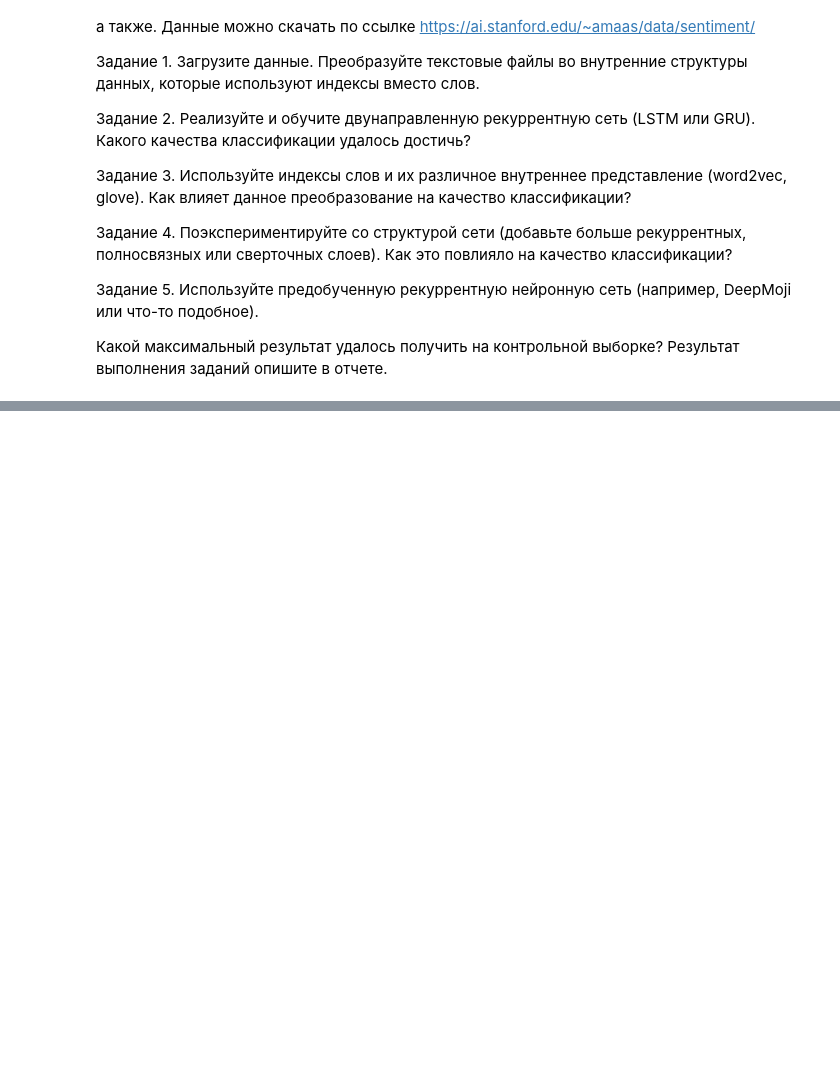
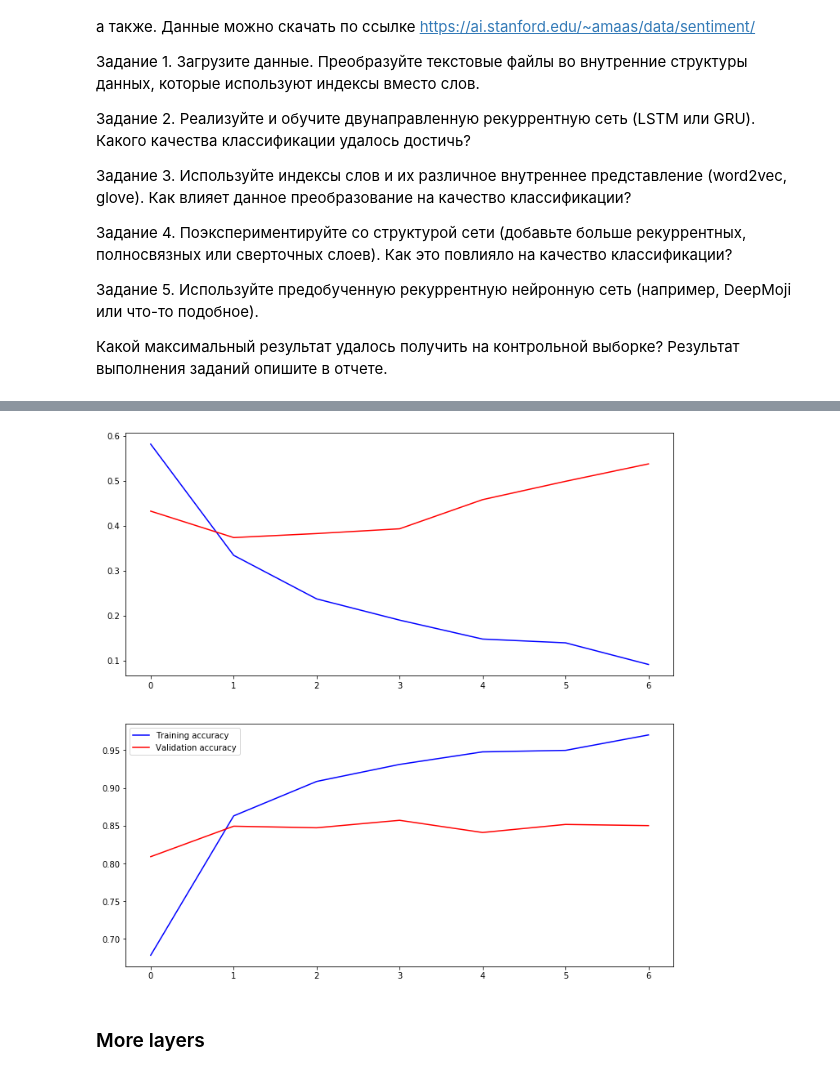
Before and after one commit to denmoroz/mo-labs-2, a Jupyter notebook: Lab7.ipynb, the cells around one changed output, grey strips where cells are left out. Saved outputs shown, nothing was run; the diff lists cells and outputs as text; code cells hidden in the pictures; blank space fills up the shorter version.

```diff
--- a/Lab7.ipynb
+++ b/Lab7.ipynb
@@ -24,0 +54,4 @@
+# %%
+dataset, info = tfds.load('imdb_reviews/subwords8k', with_info=True, as_supervised=True)
+train_dataset, test_dataset = dataset['train'], dataset['test']
+encoder = info.features['text'].encoder
@@ -24,0 +64,15 @@
+# %%
+TRAIN_BUFFER_SIZE = 10000
+BATCH_SIZE = 128
+
+train_dataset = train_dataset.shuffle(TRAIN_BUFFER_SIZE).padded_batch(BATCH_SIZE, padded_shapes=([None], []))
+test_dataset = test_dataset.padded_batch(BATCH_SIZE, padded_shapes=([None], []))
+# %%
+model = tf.keras.Sequential([
+    tf.keras.layers.Embedding(encoder.vocab_size, 100),
+    tf.keras.layers.Bidirectional(tf.keras.layers.GRU(64), merge_mode='concat'),
+    tf.keras.layers.Dense(64, activation='elu'),
+    tf.keras.layers.Dense(1, activation='sigmoid')
+])
+
+model.summary()
@@ -24,0 +96,10 @@
+# %%
+model.compile(optimizer='adam', loss='binary_crossentropy', metrics=['accuracy'])
+
+history = model.fit(
+    train_dataset,
+    epochs=100,
+    validation_steps=30,
+    validation_data=test_dataset,
+    callbacks=[tf.keras.callbacks.EarlyStopping(patience=5)]
+)
@@ -24,0 +121,14 @@
+# %%
+fig, (ax1, ax2) = plt.subplots(2, 1, figsize=(12, 12))
+ax1.plot(history.history['loss'], color='b', label="Training loss")
+ax1.plot(history.history['val_loss'], color='r', label="validation loss")
+
+ax2.plot(history.history['accuracy'], color='b', label="Training accuracy")
+ax2.plot(history.history['val_accuracy'], color='r',label="Validation accuracy")
+
+plt.legend()
+plt.show()
+# %% [output]
+[figure, added]
+# %% [markdown]
+### More layers
```
Also changed, not shown: parts of 12 cells of this notebook.
